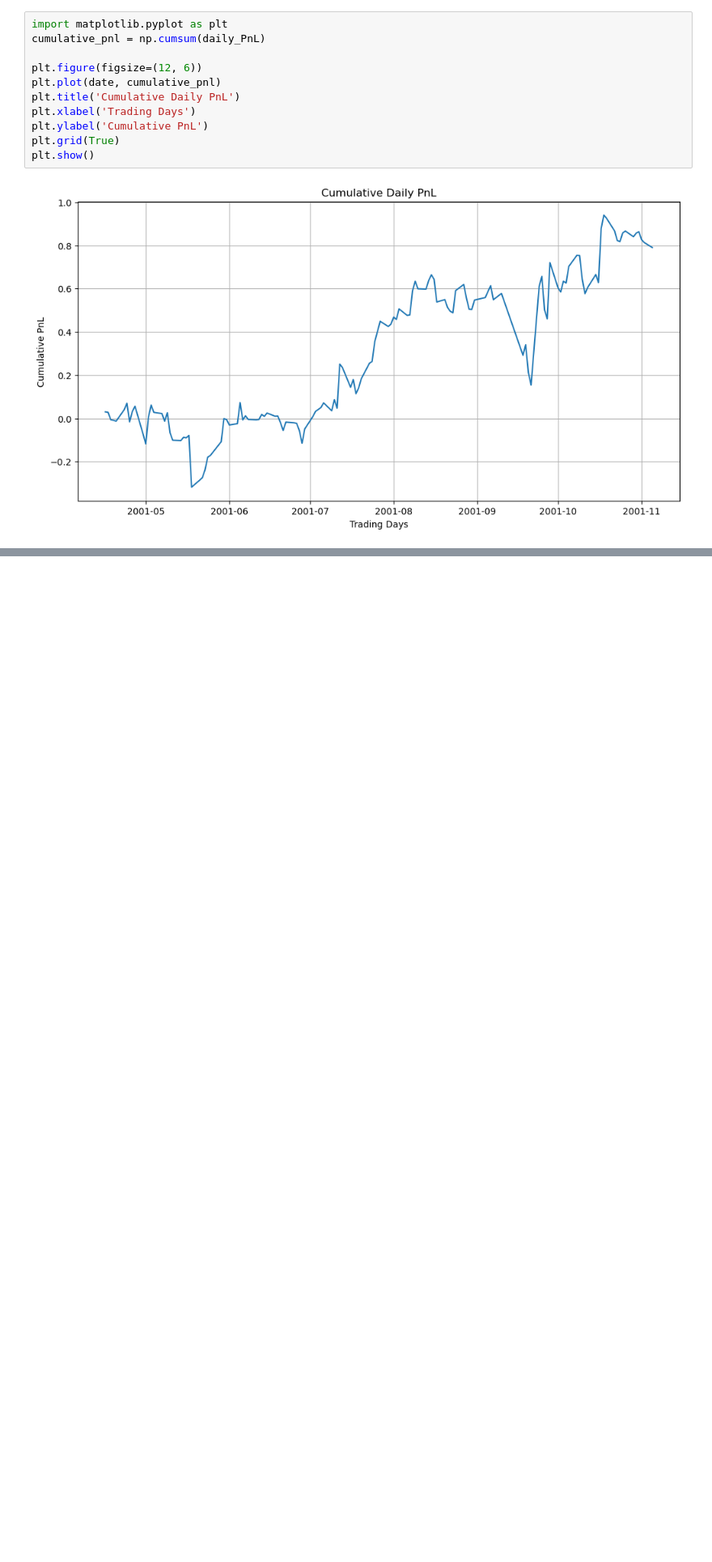
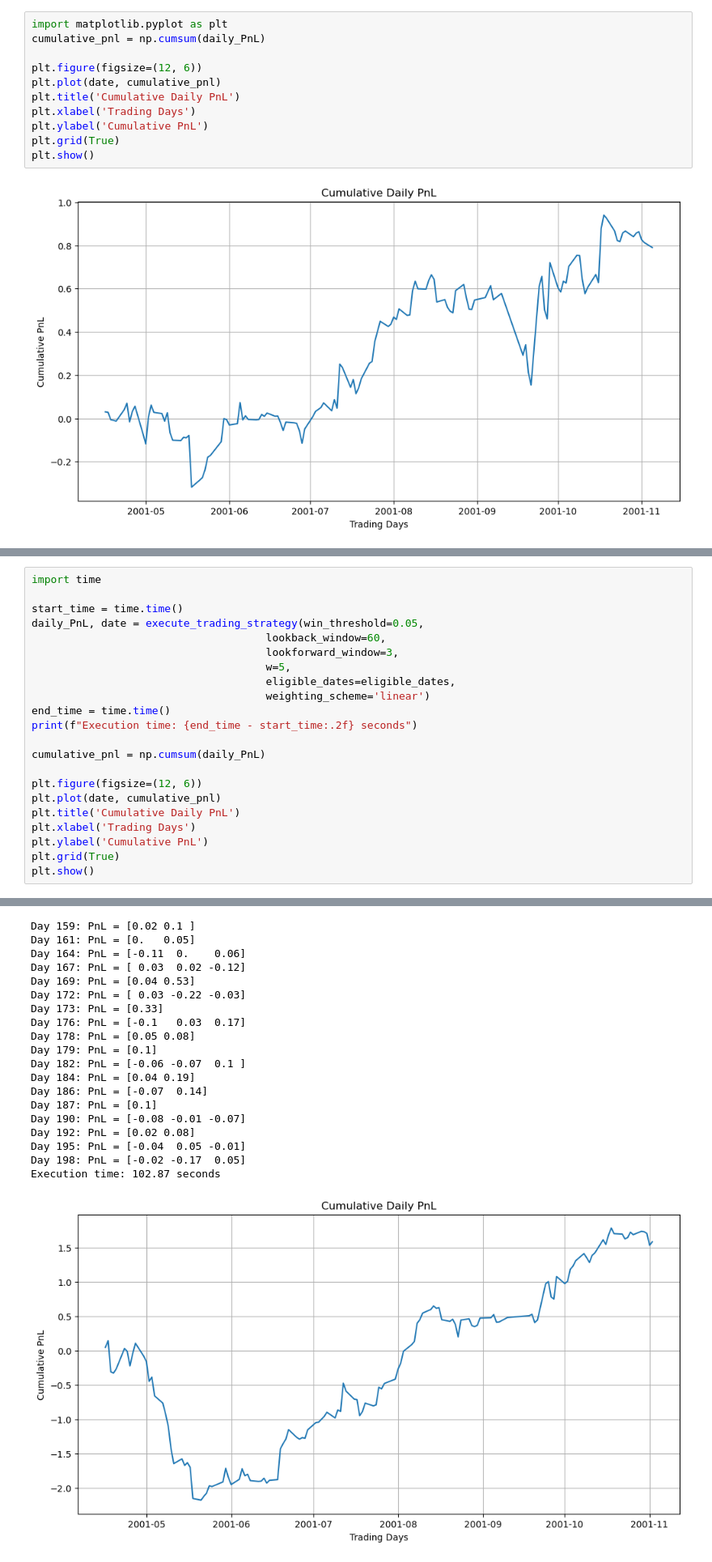
Before and after one commit to khangnguyen275/spectral_clustering_finance, a Jupyter notebook: khang.ipynb, the cells around one changed output, grey strips where cells are left out. Shown: that part at 81% size. Drawn from its saved outputs; the diff is of its cells as text; blank space fills up the shorter version.

```diff
--- a/khang.ipynb
+++ b/khang.ipynb
@@ -98,0 +485,23 @@ print(calculate_Return_Rate(pd.DataFrame(), 5))  # Example usage, replace with a
+# %%
+import time
+
+start_time = time.time()
+daily_PnL, date = execute_trading_strategy(win_threshold=0.05,
+                                     lookback_window=60,
+                                     lookforward_window=3,
+                                     w=5,
+                                     eligible_dates=eligible_dates,
+                                     weighting_scheme='linear')
+end_time = time.time()
+print(f"Execution time: {end_time - start_time:.2f} seconds")
+
+cumulative_pnl = np.cumsum(daily_PnL)
+
+plt.figure(figsize=(12, 6))
+plt.plot(date, cumulative_pnl)
+plt.title('Cumulative Daily PnL')
+plt.xlabel('Trading Days')
+plt.ylabel('Cumulative PnL')
+plt.grid(True)
+plt.show()
+# %% [output]
@@ -98,0 +571,20 @@ print(calculate_Return_Rate(pd.DataFrame(), 5))  # Example usage, replace with a
+Day 159: PnL = [0.02 0.1 ]
+Day 161: PnL = [0.   0.05]
+Day 164: PnL = [-0.11  0.    0.06]
+Day 167: PnL = [ 0.03  0.02 -0.12]
+Day 169: PnL = [0.04 0.53]
+Day 172: PnL = [ 0.03 -0.22 -0.03]
+Day 173: PnL = [0.33]
+Day 176: PnL = [-0.1   0.03  0.17]
+Day 178: PnL = [0.05 0.08]
+Day 179: PnL = [0.1]
+Day 182: PnL = [-0.06 -0.07  0.1 ]
+Day 184: PnL = [0.04 0.19]
+Day 186: PnL = [-0.07  0.14]
+Day 187: PnL = [0.1]
+Day 190: PnL = [-0.08 -0.01 -0.07]
+Day 192: PnL = [0.02 0.08]
+Day 195: PnL = [-0.04  0.05 -0.01]
+Day 198: PnL = [-0.02 -0.17  0.05]
+Execution time: 102.87 seconds
+[figure, added]
```
Also changed, not shown: parts of 14 cells of this notebook, 1 other file.
